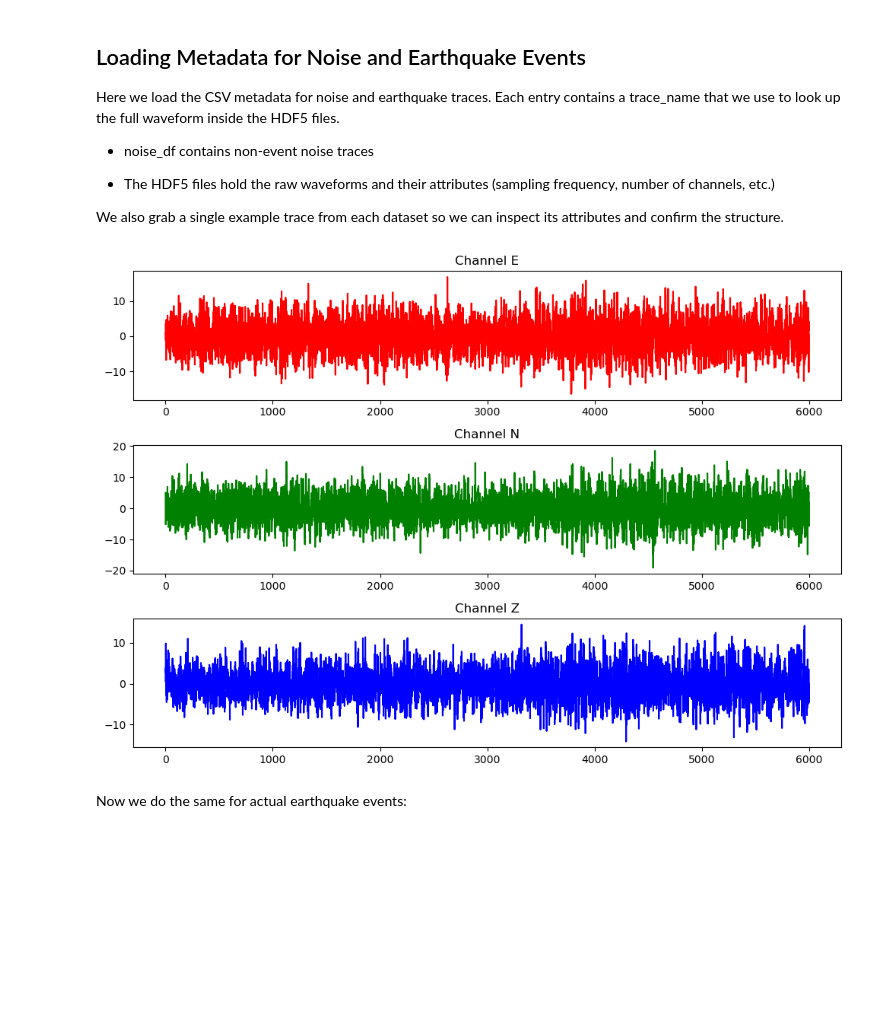
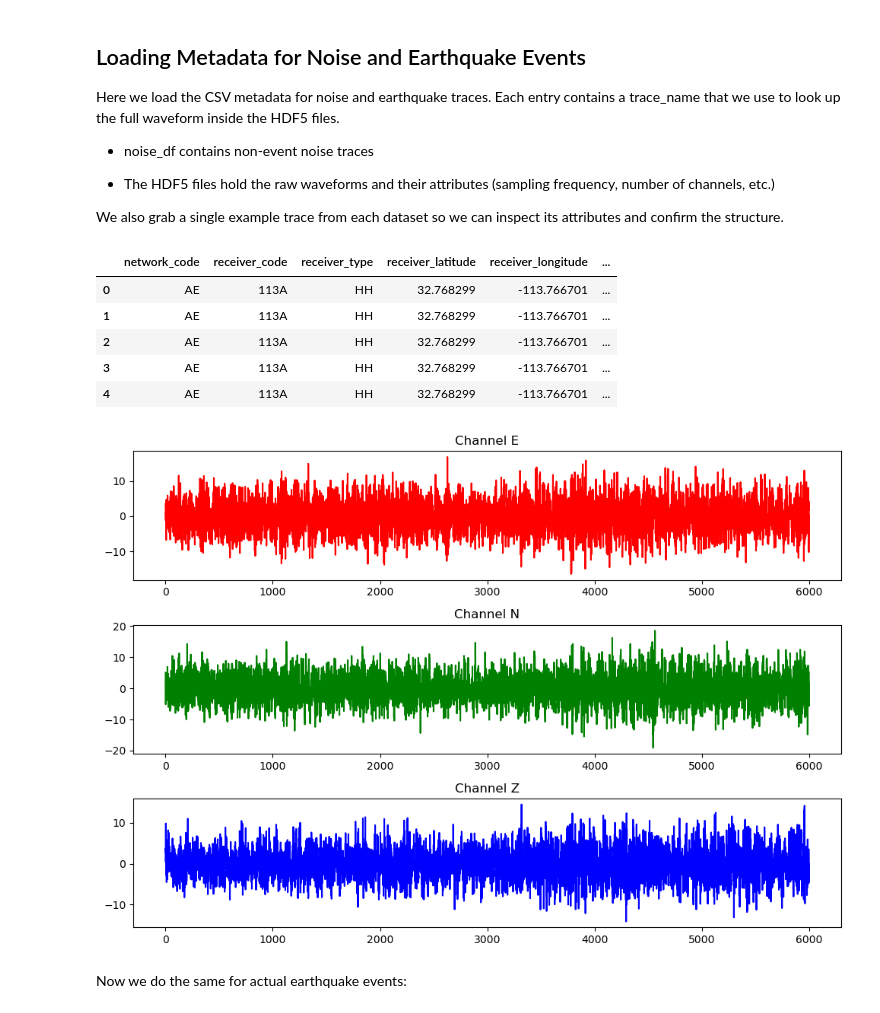
Before and after one commit to marcosmarro/seismic-anomaly-detector, a Jupyter notebook: main.ipynb, the cells around one changed output. Cells and saved outputs as stored; diff of their text form; code cells hidden in the pictures; blank space fills up the shorter version.

```diff
--- a/main.ipynb
+++ b/main.ipynb
@@ -37,39 +37,43 @@ We also grab a single example trace from each dataset so we can inspect its attr
 # %%
 # Read in noise data
 noise_df = pd.read_csv('Noise/chunk1.csv')
-HTML("""
-<div style="overflow-x: auto; border: 1px solid #ddd">
-%s
-</div>
-""" % noise_df.to_html())
+
+pd.set_option('display.max_columns', None)
+display(noise_df.head())
 
 # Extract noise event list
 noise_ev_list = noise_df['trace_name'].tolist()
 
 # Read and plot first noise data for visualization
 noise_h5 = h5py.File('Noise/chunk1.hdf5', 'r')
 
 # Extract 3000 noise traces
 noise_data = []
 for event in noise_ev_list[:3000]:
     trace = noise_h5['data/' + event][:]
     noise_data.append(trace)
 
 # Each trace has three channels
 fig, ax = plt.subplots(3, 1, figsize=(10, 7))
 
 # Plot first noise trace channels
 ax[0].plot(noise_data[0][:, 0], color='r')
 ax[0].set_title('Channel E')
 
 ax[1].plot(noise_data[0][:, 1], color='g')
 ax[1].set_title('Channel N')
 
 ax[2].plot(noise_data[0][:, 2], color='b')
 ax[2].set_title('Channel Z')
 
 fig.tight_layout();
 # %% [output]
+|  | network_code | receiver_code | receiver_type | receiver_latitude | receiver_longitude | ... |
+| 0 | AE | 113A | HH | 32.768299 | -113.766701 | ... |
+| 1 | AE | 113A | HH | 32.768299 | -113.766701 | ... |
+| 2 | AE | 113A | HH | 32.768299 | -113.766701 | ... |
+| 3 | AE | 113A | HH | 32.768299 | -113.766701 | ... |
+| 4 | AE | 113A | HH | 32.768299 | -113.766701 | ... |
 [figure]
 # %% [markdown]
 Now we do the same for actual earthquake events:
```
Also changed, not shown: parts of 1 cell of this notebook.
